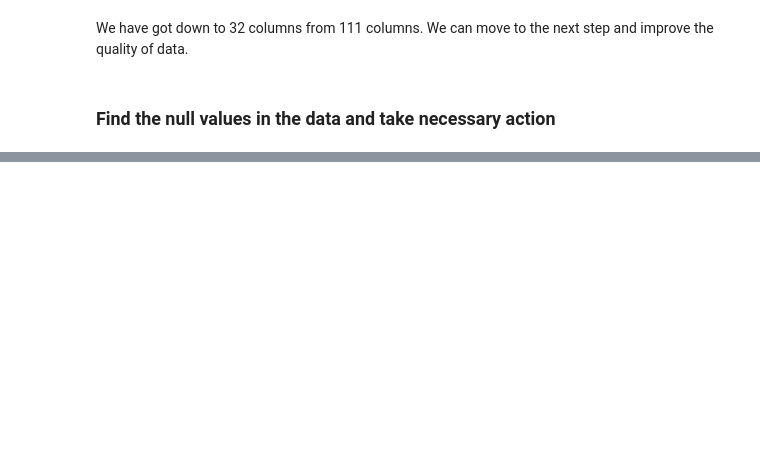
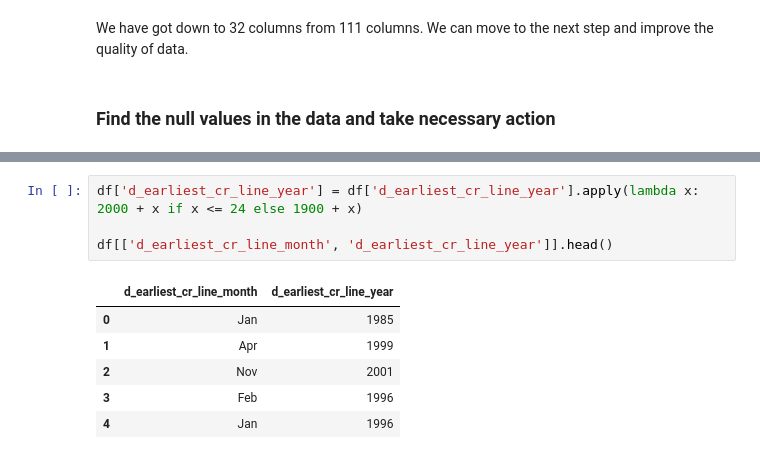
Before and after one commit to uvarajthulasiram/LendingClubCaseStudy, a Jupyter notebook: UvarajThulasiram.ipynb, the cells around one changed output, grey strips where cells are left out. Saved outputs shown, nothing was run; the diff lists cells and outputs as text; blank space fills up the shorter version.

```diff
--- a/UvarajThulasiram.ipynb
+++ b/UvarajThulasiram.ipynb
@@ -217,0 +286,11 @@ df['title'].nunique()
+# %%
+df['d_earliest_cr_line_year'] = df['d_earliest_cr_line_year'].apply(lambda x: 2000 + x if x <= 24 else 1900 + x)
+
+df[['d_earliest_cr_line_month', 'd_earliest_cr_line_year']].head()
+# %% [output]
+|  | d_earliest_cr_line_month | d_earliest_cr_line_year |
+| 0 | Jan | 1985 |
+| 1 | Apr | 1999 |
+| 2 | Nov | 2001 |
+| 3 | Feb | 1996 |
+| 4 | Jan | 1996 |
```
Also changed, not shown: parts of 20 cells of this notebook.
